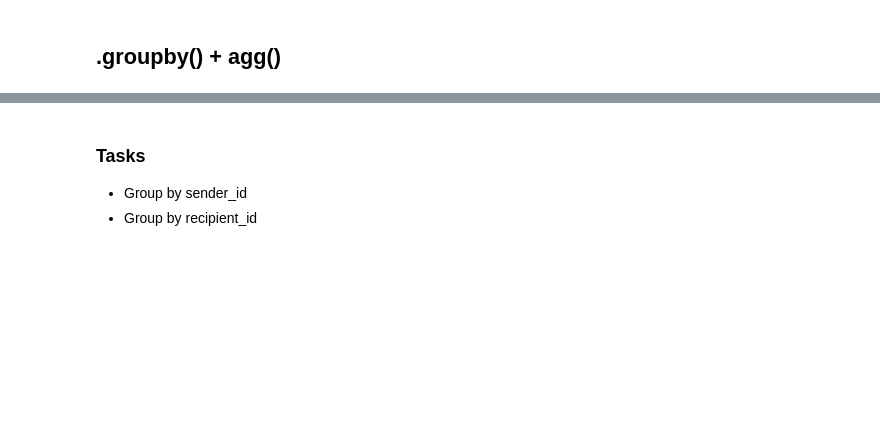
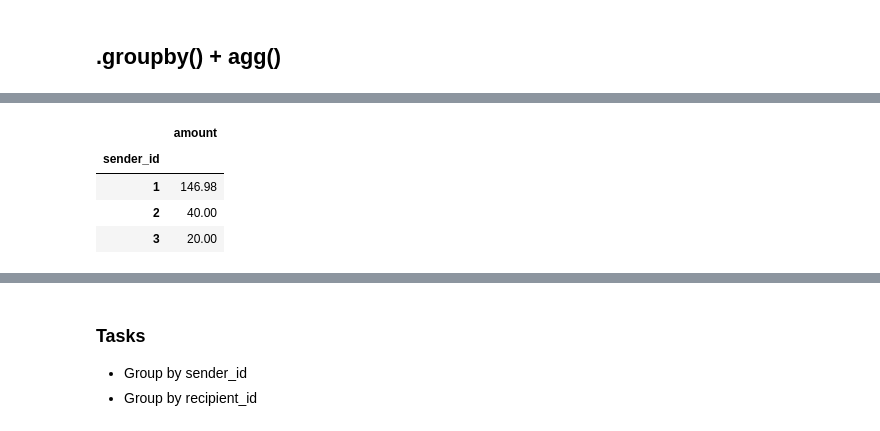
Before and after one commit to torbennaumann/DS-bank-app, a Jupyter notebook: notebooks/Bank App.ipynb, the cells around one changed output, grey strips where cells are left out. Saved outputs shown, nothing was run; the diff lists cells and outputs as text; code cells hidden in the pictures; blank space fills up the shorter version.

```diff
--- a/notebooks/Bank App.ipynb
+++ b/notebooks/Bank App.ipynb
@@ -86,0 +139,10 @@ grouped_by_category.agg({'amount': 'min'})
+# %%
+grouped_by_sender_id = bank.transactions.groupby('sender_id')
+# %%
+grouped_by_sender_id.agg({'amount': 'sum'})
+# %% [output]
+|  | amount |
+| sender_id |  |
+| 1 | 146.98 |
+| 2 | 40.00 |
+| 3 | 20.00 |
```
Also changed, not shown: parts of 29 cells of this notebook, 3 other files.
